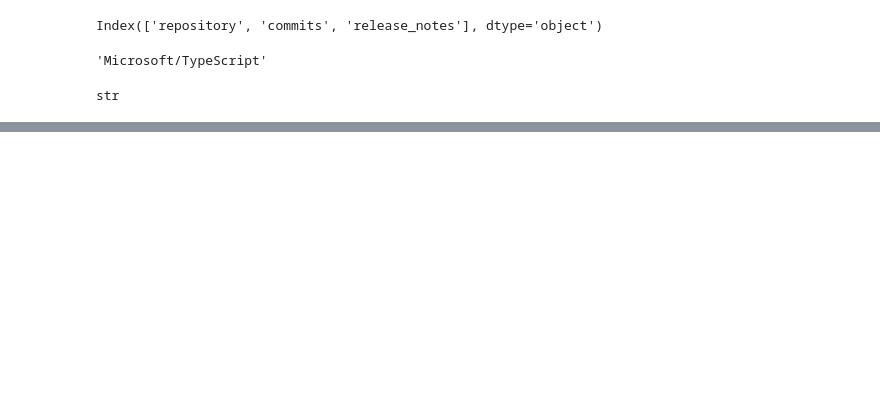
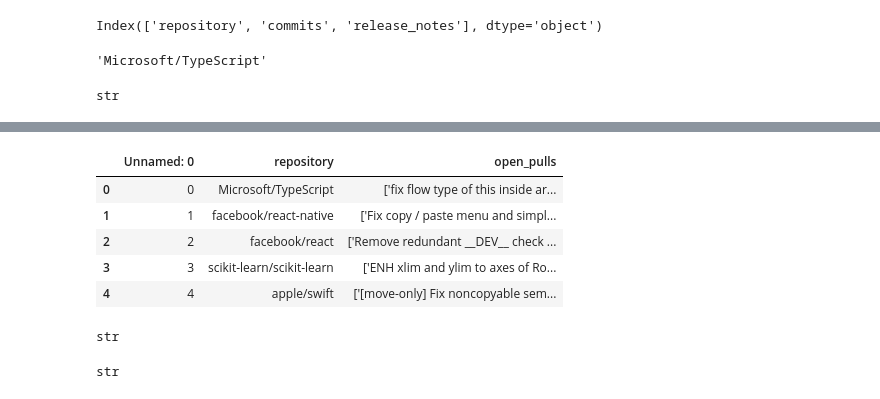
Before and after one commit to KreenaShah/Synapse_ResearchPaper, a Jupyter notebook: ResearchPaper.ipynb, the cells around one changed output, grey strips where cells are left out. Saved outputs shown, nothing was run; the diff lists cells and outputs as text; code cells hidden in the pictures; blank space fills up the shorter version.

```diff
--- a/ResearchPaper.ipynb
+++ b/ResearchPaper.ipynb
@@ -145,3 +145,14 @@ files.download('maitreya.csv')
 # %% [output]
 [interactive output not drawn]
 [interactive output not drawn]
+# %%
+open_pulls=pd.read_csv('/content/drive/MyDrive/Research Paper Dataset/open_pulls.csv')
+# %%
+open_pulls.head()
+# %% [output]
+|  | Unnamed: 0 | repository | open_pulls |
+| 0 | 0 | Microsoft/TypeScript | ['fix flow type of this inside ar... |
+| 1 | 1 | facebook/react-native | ['Fix copy / paste menu and simpl... |
+| 2 | 2 | facebook/react | ['Remove redundant __DEV__ check ... |
+| 3 | 3 | scikit-learn/scikit-learn | ['ENH xlim and ylim to axes of Ro... |
+| 4 | 4 | apple/swift | ['[move-only] Fix noncopyable sem... |
@@ -147,0 +161,4 @@ files.download('maitreya.csv')
+# %%
+type(open_pulls['open_pulls'][0])
+# %% [output]
+str
@@ -147,0 +169,4 @@ files.download('maitreya.csv')
+# %%
+type(open_pulls['open_pulls'][0])
+# %% [output]
+str
```
Also changed, not shown: parts of 6 cells of this notebook.
